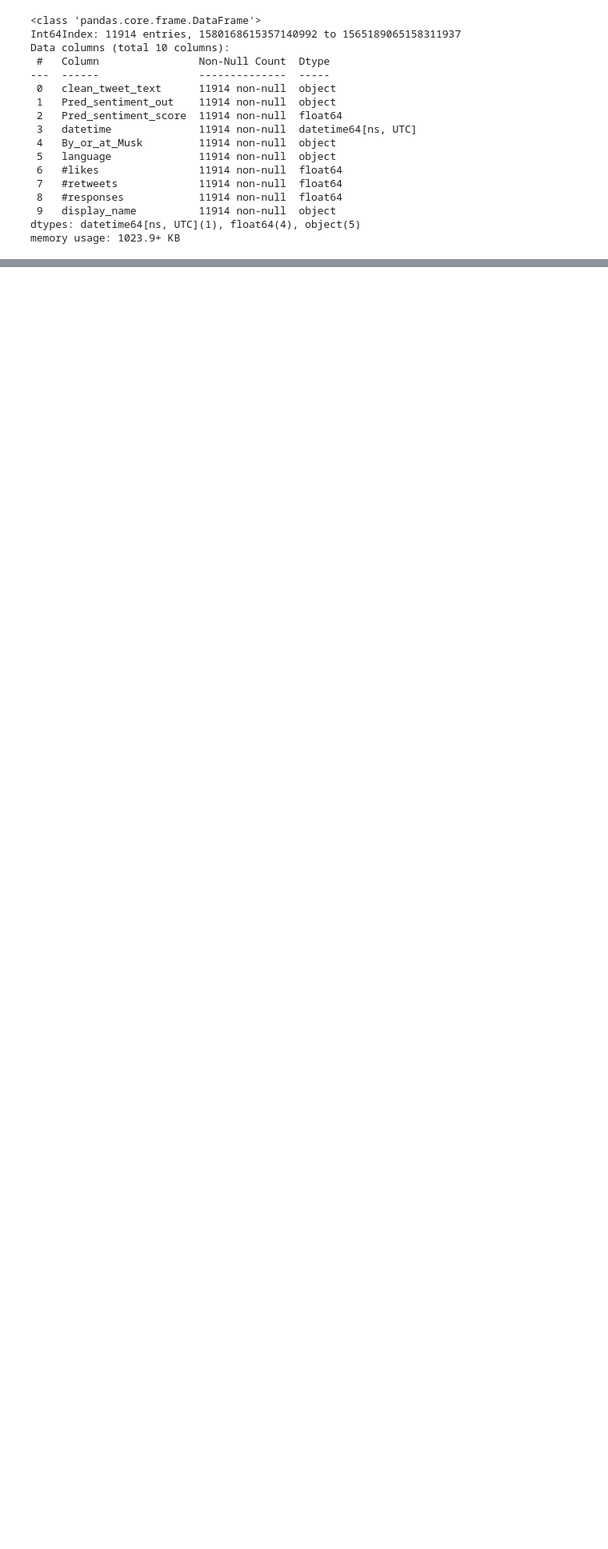
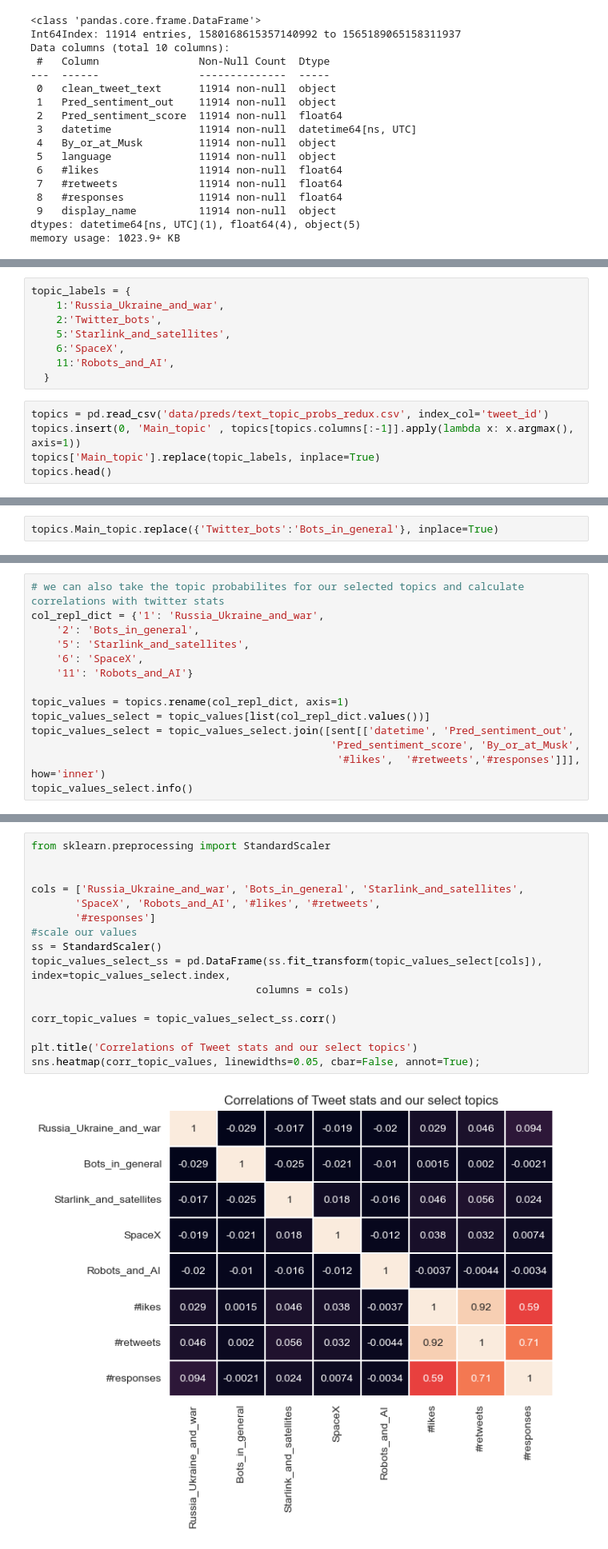
Before and after one commit to Ioana-P/twitter_topic_and_sentiment_tracking, a Jupyter notebook: 2. Topic_modelling_with_BERT.ipynb, the cells around one changed output, grey strips where cells are left out. Shown: that part at 80% size. Drawn from its saved outputs; the diff is of its cells as text; blank space fills up the shorter version.

```diff
--- a/2. Topic_modelling_with_BERT.ipynb
+++ b/2. Topic_modelling_with_BERT.ipynb
@@ -166,0 +236,13 @@ plotly.pl
+# %%
+topic_labels = {
+    1:'Russia_Ukraine_and_war',
+    2:'Twitter_bots',
+    5:'Starlink_and_satellites',
+    6:'SpaceX',
+    11:'Robots_and_AI',
+  }
+# %%
+topics = pd.read_csv('data/preds/text_topic_probs_redux.csv', index_col='tweet_id')
+topics.insert(0, 'Main_topic' , topics[topics.columns[:-1]].apply(lambda x: x.argmax(), axis=1))
+topics['Main_topic'].replace(topic_labels, inplace=True)
+topics.head()
@@ -166,0 +299,2 @@ plotly.pl
+# %%
+topics.Main_topic.replace({'Twitter_bots':'Bots_in_general'}, inplace=True)
@@ -166,0 +427,14 @@ plotly.pl
+# %%
+# we can also take the topic probabilites for our selected topics and calculate correlations with twitter stats
+col_repl_dict = {'1': 'Russia_Ukraine_and_war',
+    '2': 'Bots_in_general',
+    '5': 'Starlink_and_satellites',
+    '6': 'SpaceX',
+    '11': 'Robots_and_AI'}
+
+topic_values = topics.rename(col_repl_dict, axis=1)
+topic_values_select = topic_values[list(col_repl_dict.values())]
+topic_values_select = topic_values_select.join([sent[['datetime', 'Pred_sentiment_out',
+                                                'Pred_sentiment_score', 'By_or_at_Musk',
+                                                 '#likes',	'#retweets','#responses']]], how='inner')
+topic_values_select.info()
@@ -166,0 +469,18 @@ plotly.pl
+# %%
+from sklearn.preprocessing import StandardScaler
+
+
+cols = ['Russia_Ukraine_and_war', 'Bots_in_general', 'Starlink_and_satellites',
+       'SpaceX', 'Robots_and_AI', '#likes', '#retweets',
+       '#responses']
+#scale our values
+ss = StandardScaler()
+topic_values_select_ss = pd.DataFrame(ss.fit_transform(topic_values_select[cols]), index=topic_values_select.index,
+                                    columns = cols)
+
+corr_topic_values = topic_values_select_ss.corr()
+
+plt.title('Correlations of Tweet stats and our select topics')
+sns.heatmap(corr_topic_values, linewidths=0.05, cbar=False, annot=True);
+# %% [output]
+[figure, added]
```
Also changed, not shown: parts of 32 cells of this notebook.
